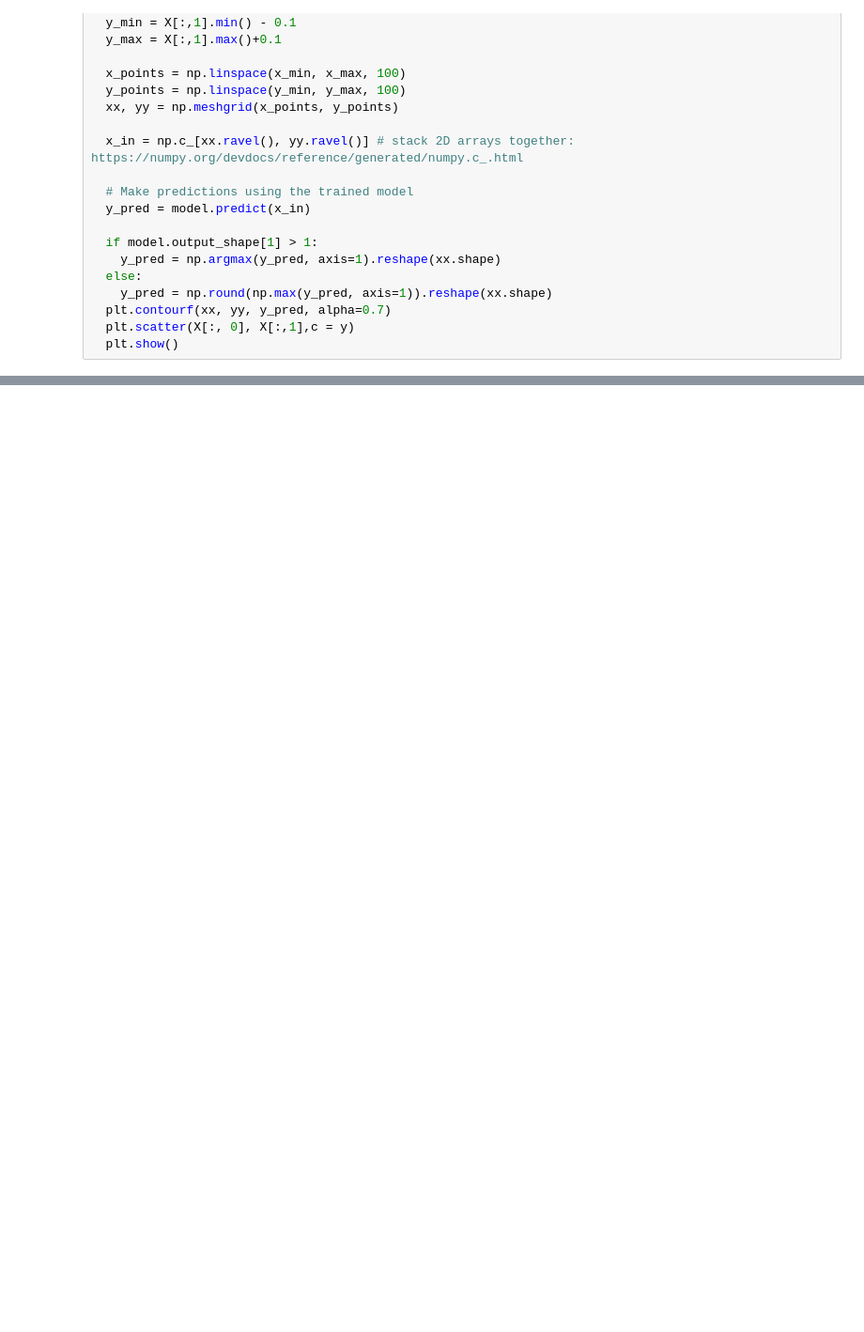
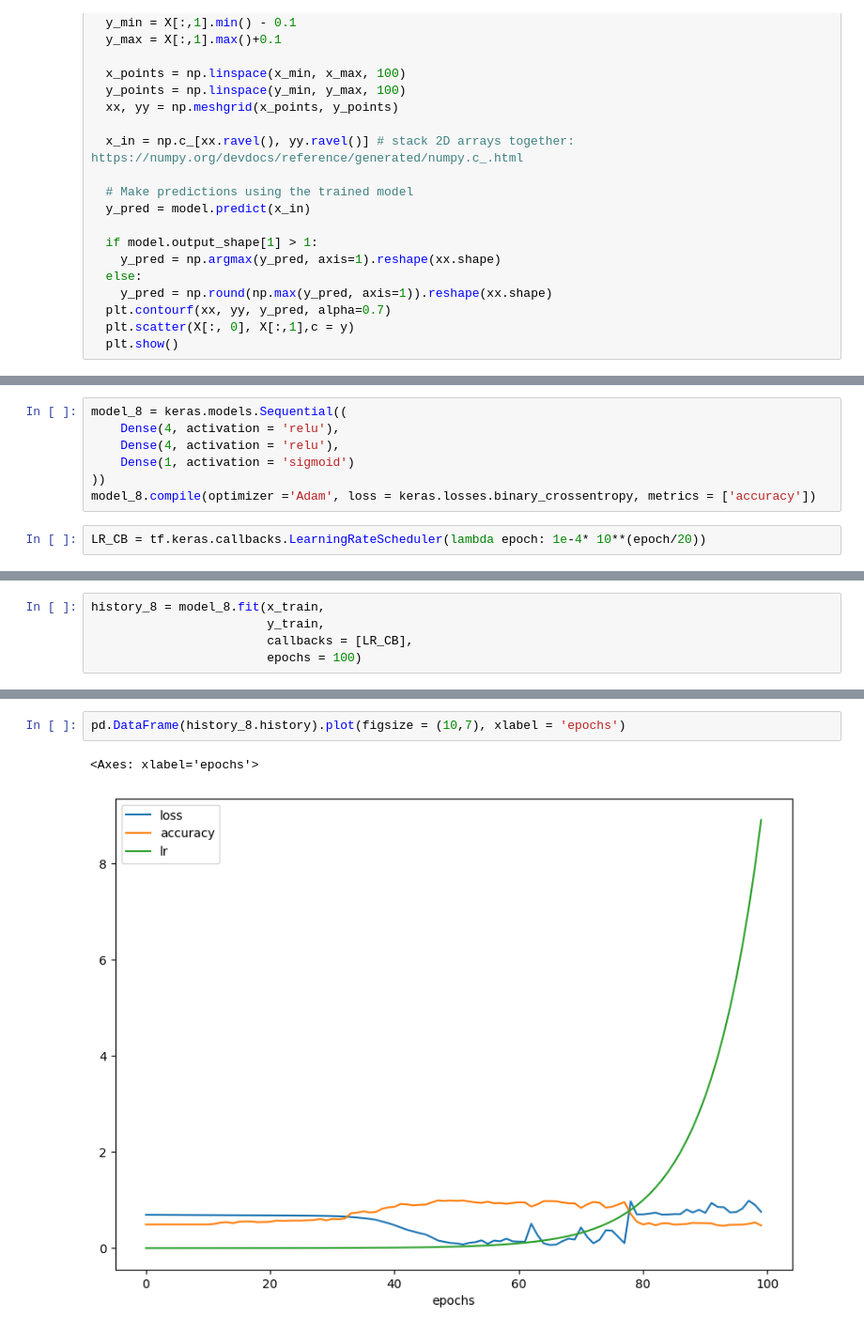
Before and after one commit to ryzhokhina/Tensorflow-Dev-Exam-Preparation, a Jupyter notebook: 02_tensorflow_NN_clasiffication.ipynb, the cells around one changed output, grey strips where cells are left out. Shown: that part at 94% size. Cells and saved outputs as stored; diff of their text form; blank space fills up the shorter version.

```diff
--- a/02_tensorflow_NN_clasiffication.ipynb
+++ b/02_tensorflow_NN_clasiffication.ipynb
@@ -156,0 +159,9 @@ plt.show()
+# %%
+model_8 = keras.models.Sequential((
+    Dense(4, activation = 'relu'),
+    Dense(4, activation = 'relu'),
+    Dense(1, activation = 'sigmoid')
+))
+model_8.compile(optimizer ='Adam', loss = keras.losses.binary_crossentropy, metrics = ['accuracy'])
+# %%
+LR_CB = tf.keras.callbacks.LearningRateScheduler(lambda epoch: 1e-4* 10**(epoch/20))
@@ -156,0 +172,5 @@ plt.show()
+# %%
+history_8 = model_8.fit(x_train,
+                        y_train,
+                        callbacks = [LR_CB],
+                        epochs = 100)
@@ -156,0 +195,5 @@ plt.show()
+# %%
+pd.DataFrame(history_8.history).plot(figsize = (10,7), xlabel = 'epochs')
+# %% [output]
+<Axes: xlabel='epochs'>
+[figure, added]
```
Also changed, not shown: parts of 24 cells of this notebook.
